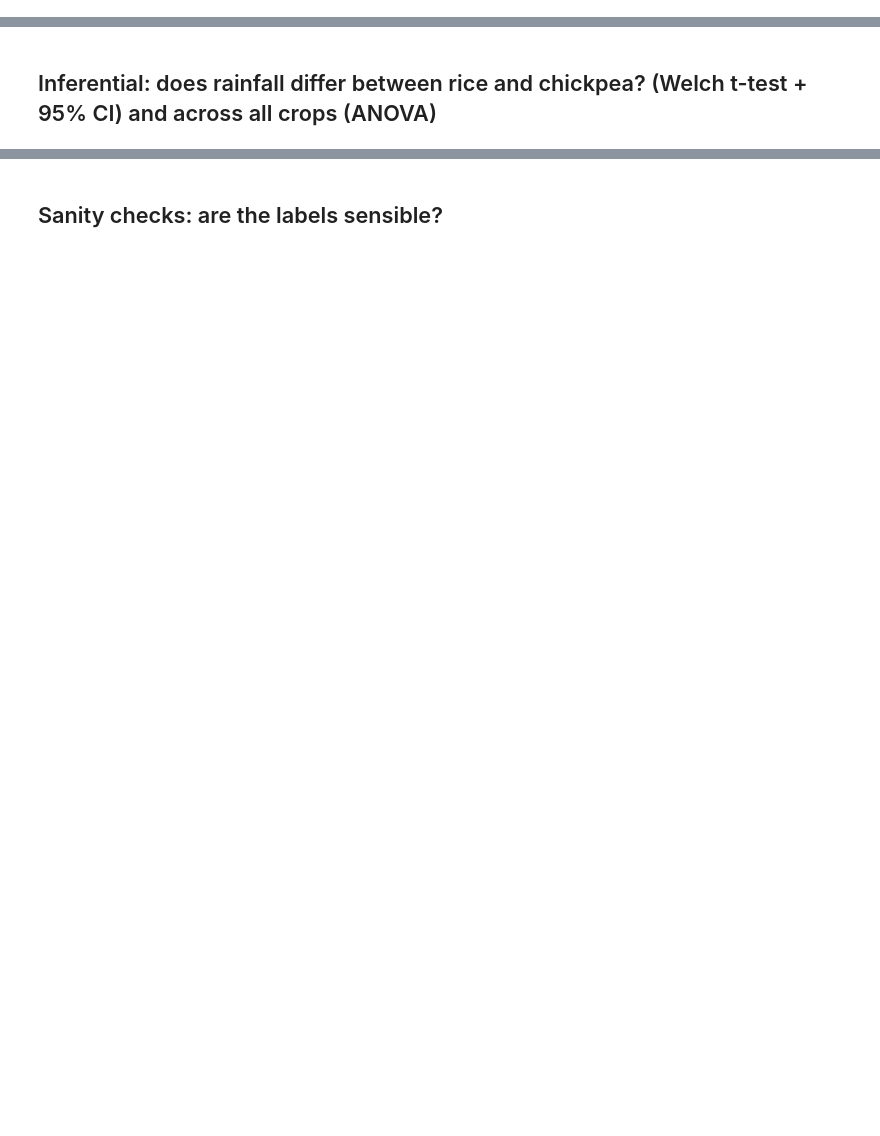
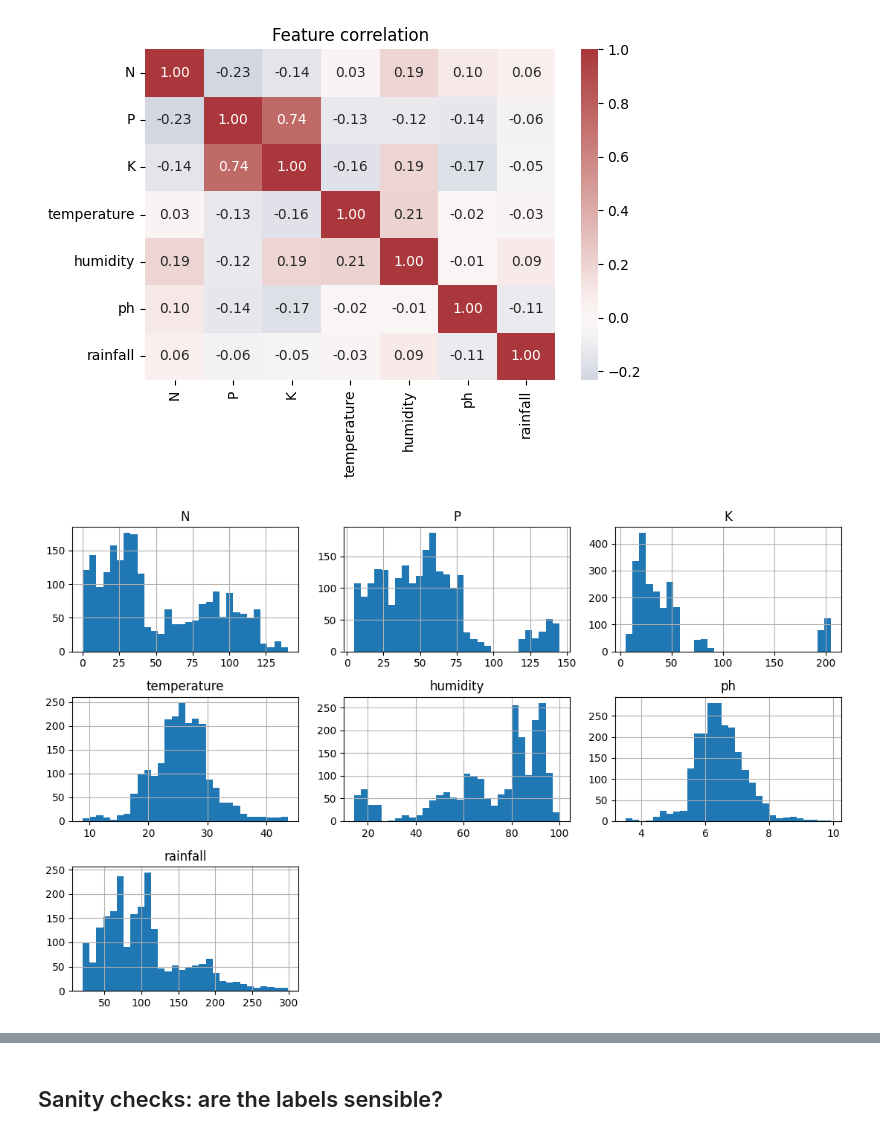
Before and after one commit to NikhilD2003/smart-crop-advisor, a Jupyter notebook: source/notebooks/smart_crop_advisor.ipynb, the cells around one changed output, grey strips where cells are left out. Cells and saved outputs as stored; diff of their text form; code cells hidden in the pictures; blank space fills up the shorter version.

```diff
--- a/source/notebooks/smart_crop_advisor.ipynb
+++ b/source/notebooks/smart_crop_advisor.ipynb
@@ -44,14 +69,17 @@ report["crop_clean_rows"] = len(crop)
 # %%
 report["describe"] = crop[FEATURES].describe().round(3).to_dict()
 report["samples_per_crop"] = crop.label.value_counts().to_dict()
 report["mean_per_crop"] = crop.groupby("label")[FEATURES].mean().round(2).to_dict("index")
 
 sns.heatmap(crop[FEATURES].corr(), annot=True, fmt=".2f", cmap="vlag", center=0)
-plt.title("Feature correlation"); plt.tight_layout(); plt.savefig(FIG / "correlation.png", dpi=120); plt.close()
+plt.title("Feature correlation"); plt.tight_layout(); plt.savefig(FIG / "correlation.png", dpi=120); plt.show()
 
 crop[FEATURES].hist(bins=30, figsize=(11, 7))
-plt.tight_layout(); plt.savefig(FIG / "histograms.png", dpi=120); plt.close()
+plt.tight_layout(); plt.savefig(FIG / "histograms.png", dpi=120); plt.show()
 
 plt.figure(figsize=(12, 5))
 sns.boxplot(data=crop, x="label", y="rainfall")
-plt.xticks(rotation=70); plt.tight_layout(); plt.savefig(FIG / "rainfall_by_crop.png", dpi=120); plt.close()
+plt.xticks(rotation=70); plt.tight_layout(); plt.savefig(FIG / "rainfall_by_crop.png", dpi=120); plt.show()
+# %% [output]
+[figure, added]
+[figure, added]
@@ -58,2 +86,0 @@ plt.xticks(rotation=70); plt.tight_layout(); plt.savefig(FIG / "rainfall_by_crop
-# %% [markdown]
-## Inferential: does rainfall differ between rice and chickpea? (Welch t-test + 95% CI) and across all crops (ANOVA)
```
Also changed, not shown: parts of 62 cells of this notebook, 23 other files.
